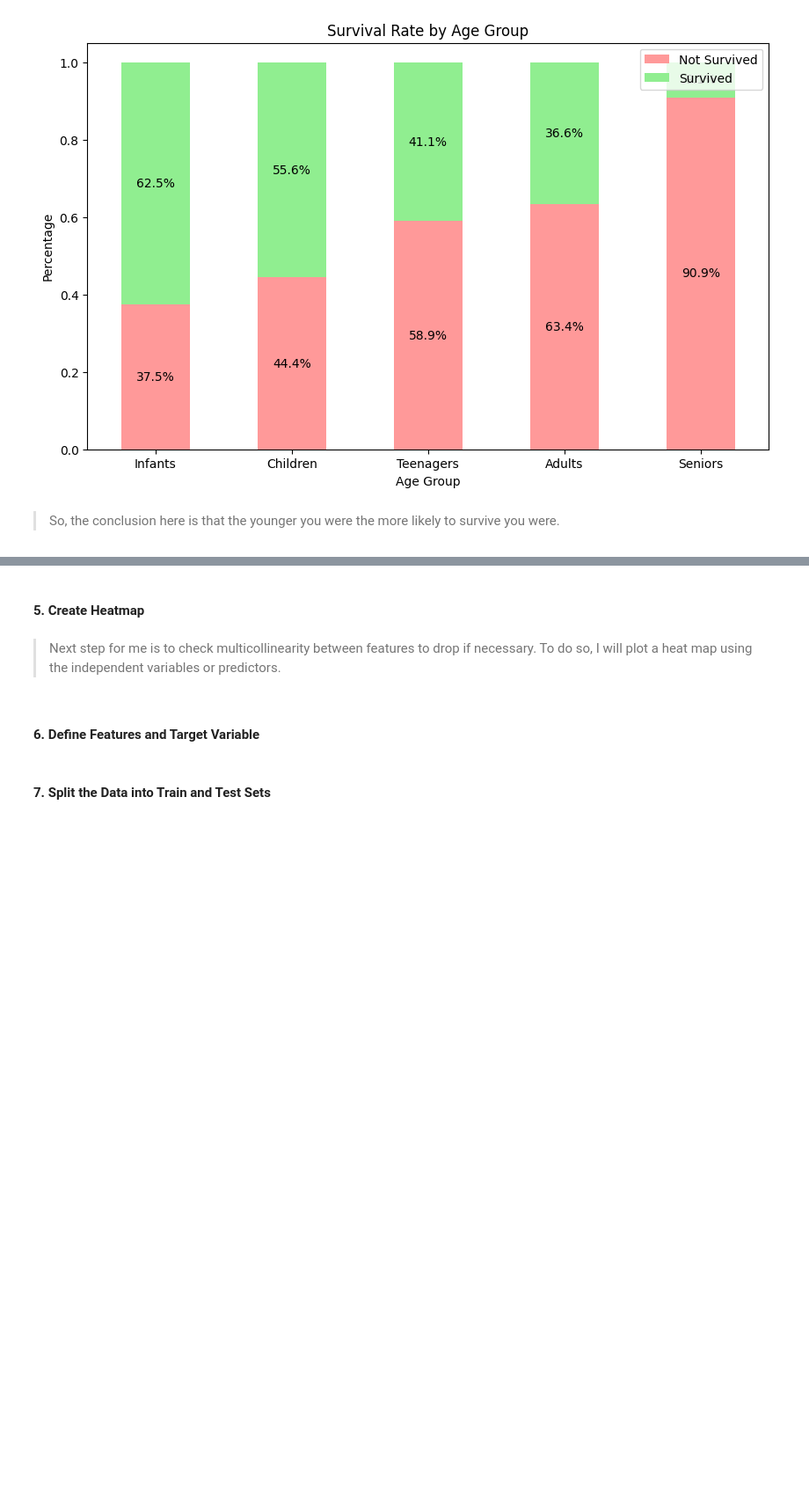
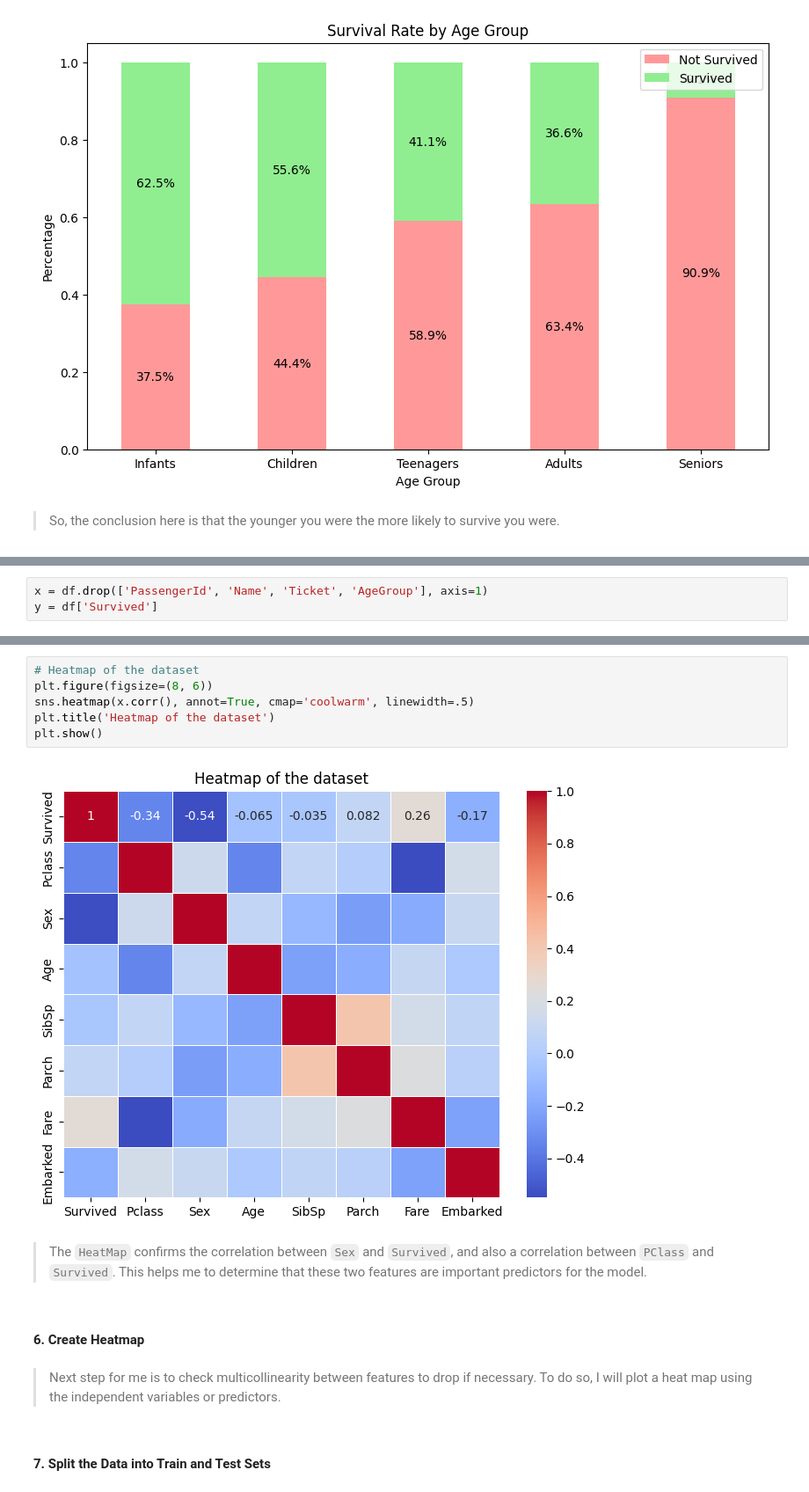
Before and after one commit to CarlosMEbratt/Titanic---Machine-Learning-from-Disaster, a Jupyter notebook: titanic.ipynb, the cells around one changed output, grey strips where cells are left out. Shown at 88% size. Drawn from its saved outputs; the diff is of its cells as text; blank space fills up the shorter version.

Commit message:
Heatmap added

```diff
--- a/titanic.ipynb
+++ b/titanic.ipynb
@@ -459,0 +487,3 @@ plt.show()
+# %%
+x = df.drop(['PassengerId', 'Name', 'Ticket', 'AgeGroup'], axis=1)
+y = df['Survived']
@@ -460,9 +499,17 @@ plt.show()
+# %%
+# Heatmap of the dataset
+plt.figure(figsize=(8, 6))
+sns.heatmap(x.corr(), annot=True, cmap='coolwarm', linewidth=.5)
+plt.title('Heatmap of the dataset')
+plt.show()
+# %% [output]
+[figure, added]
+# %% [markdown]
+> The `HeatMap` confirms the correlation between `Sex` and `Survived`, and also a correlation between `PClass` and `Survived`. This helps me to determine that these two features are important predictors for the model.
 # %% [markdown]
-#### 5. Create Heatmap
+#### 6. Create Heatmap
 # %% [markdown]
 > Next step for me is to check multicollinearity between features to drop if necessary. To do so, I will plot a heat map using the independent variables or predictors.
-# %% [markdown]
-#### 6. Define Features and Target Variable
 # %% [markdown]
 #### 7. Split the Data into Train and Test Sets
 # %% [markdown]
```
Also changed, not shown: parts of 4 cells of this notebook.
